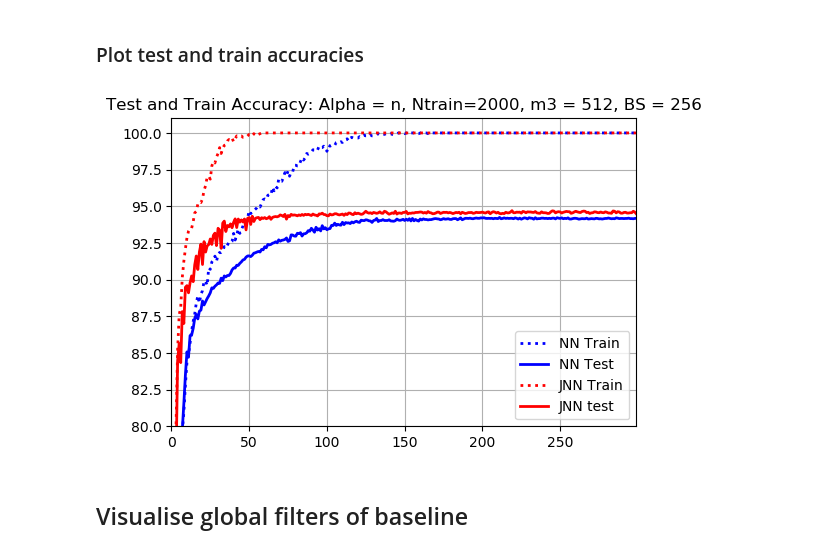
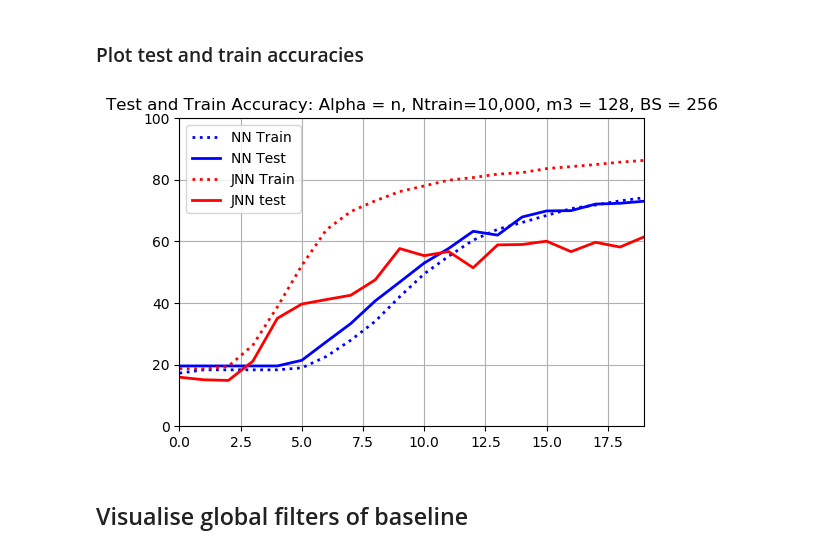
Before and after one commit to mm5110/sparse-structures-for-classification, a Jupyter notebook: joint/dev/ML_ISTA/Mike/joint_vs_standard_nn_SVHN.ipynb, the cells around one changed output. Cells and saved outputs as stored; diff of their text form; code cells hidden in the pictures.

Commit message:
Have run a number of experiments to investigate performance of joint on SVHN

```diff
--- a/joint/dev/ML_ISTA/Mike/joint_vs_standard_nn_SVHN.ipynb
+++ b/joint/dev/ML_ISTA/Mike/joint_vs_standard_nn_SVHN.ipynb
@@ -19,45 +48,48 @@ plt.style.use('default')
 import pdb
 
 
-import Models_M as mds
+import Models_M_v2 as mds
 import auxillary_functions as aux
 
 # Hyper Parameters
-EPOCH = 300
+EPOCH = 20
 
 BATCH_SIZE = 256
-DOWNLOAD = True
+DOWNLOAD = False
+
 m1 = 64
 m2 = 128
-m3 = 512
+m3 = 128
+ch_in = 3
+
 cudaopt = True
 EPS = 1e-6
-histogram_level = int(0.8*np.ceil(100))
+histogram_level = int(np.ceil(0.8*EPOCH))
 
-# Download SVHN data set
 train_data = torchvision.datasets.SVHN(
-    root='/data',
+    root='./data',
+
     split = 'train',
     transform = torchvision.transforms.Compose([
                     torchvision.transforms.ToTensor(),
-                    torchvision.transforms.Normalize((0.5, 0.5, 0.5), (0.5, 0.5, 0.5)),
+                    #torchvision.transforms.Normalize((0.5, 0.5, 0.5), (0.5, 0.5, 0.5)),
                 ]),
-    download=DOWNLOAD,                        # download it if you don't have it
+    download=True,                        # download it if you don't have it
 )
 # LIMITING TRAINING DATA
-Ntrain = int(2e3)
+Ntrain = int(10e3)
 train_set = np.random.permutation(60000)[0:Ntrain]
 train_data.data = train_data.data[torch.LongTensor(train_set),:,:]
 train_data.labels = train_data.labels[torch.LongTensor(train_set)]
 
 test_data = torchvision.datasets.SVHN(
-    root='/data',
+    root='./data',
     split = 'test',                                     # this is testing data
     transform=torchvision.transforms.Compose([
                     torchvision.transforms.ToTensor(),
-                    torchvision.transforms.Normalize((0.5, 0.5, 0.5), (0.5, 0.5, 0.5)),
+#                     torchvision.transforms.Normalize((0.5, 0.5, 0.5), (0.5, 0.5, 0.5)),
                 ]),
-    download=DOWNLOAD,                        # download it if you don't have it
+    download=True,                        # download it if you don't have it
 )
 
 # Data Loader for easy mini-batch return in training, the image batch shape will be (50, 1, 28, 28)
@@ -79,7 +138,8 @@ print('\n\t\t\t\t\tTraining Joint NN \n')
 
 activations_count3_0 = np.zeros((10, m3))
 
-model_0 = mds.ML_NN(m1,m2,m3)
+model_0 = mds.ML_NN(m1,m2,m3,ch_in)
+
 if cudaopt:
     model_0.cuda()
 
@@ -87,9 +147,7 @@ optimizer = torch.optim.Adam(model_0.parameters(), lr = 0.0001, eps = EPS)
 bar = progressbar.ProgressBar()
 
 for epoch in range(EPOCH):
-#     print("Epoch: " + str(int(epoch)))
     bar.update((epoch+1)/EPOCH*100)
-    # train 1 epoch
     model_0.train()
 
     train_correct = 0
@@ -111,7 +169,7 @@ for epoch in range(EPOCH):
     Acc_train_0[epoch] =  100 * float(train_correct) /float(len(train_loader.dataset))
 
     # testing
-    model_jnn.eval()
+    model_0.eval()
     correct = 0
     test_loss = 0
     for step, (x, y) in enumerate(test_loader):
@@ -150,11 +208,11 @@ print('\n\t\t\t\t\tTraining Joint NN \n')
 
 activations_count3_jnn = np.zeros((10, m3))
 
-model_jnn = mds.ML_JNN_ReLU(m1,m2,m3)
+model_jnn = mds.ML_JNN_ReLU(m1,m2,m3,ch_in)
 if cudaopt:
     model_jnn.cuda()
 
-optimizer = torch.optim.Adam(model_jnn.parameters(), lr = 0.0001, eps = EPS)
+optimizer = torch.optim.Adam(model_jnn.parameters(), lr = 0.0001, eps = EPS, weight_decay = 0)
 bar = progressbar.ProgressBar()
 
 for epoch in range(EPOCH):
@@ -213,17 +271,17 @@ for epoch in range(EPOCH):
 # %%
 plt.style.use('default')
 fig = plt.figure(figsize=(6,4))
 plt.plot(Acc_train_0, ':b', linewidth = 2,label='NN Train')
 plt.plot(Acc_test_0,'b',linewidth = 2,label='NN Test')
 plt.plot(Acc_train_jnn,':r', linewidth = 2,label = 'JNN Train')
 plt.plot(Acc_test_jnn,'r', linewidth = 2,label = 'JNN test')
 plt.grid('on')
-plt.title('Test and Train Accuracy: Alpha = n, Ntrain=2000, m3 = 512, BS = 256')
+plt.title('Test and Train Accuracy: Alpha = n, Ntrain=10,000, m3 = 128, BS = 256')
 plt.legend()
-plt.axis([0, EPOCH-1, 80, 101])
+plt.axis([0, EPOCH-1, 0, 100])
 plt.show()
 # %% [output]
-[figure, old version]
+[figure, new version]
 # %% [markdown]
 ## Visualise global filters of baseline
 # %%
```
Also changed, not shown: parts of 11 cells of this notebook, 1 other file.
